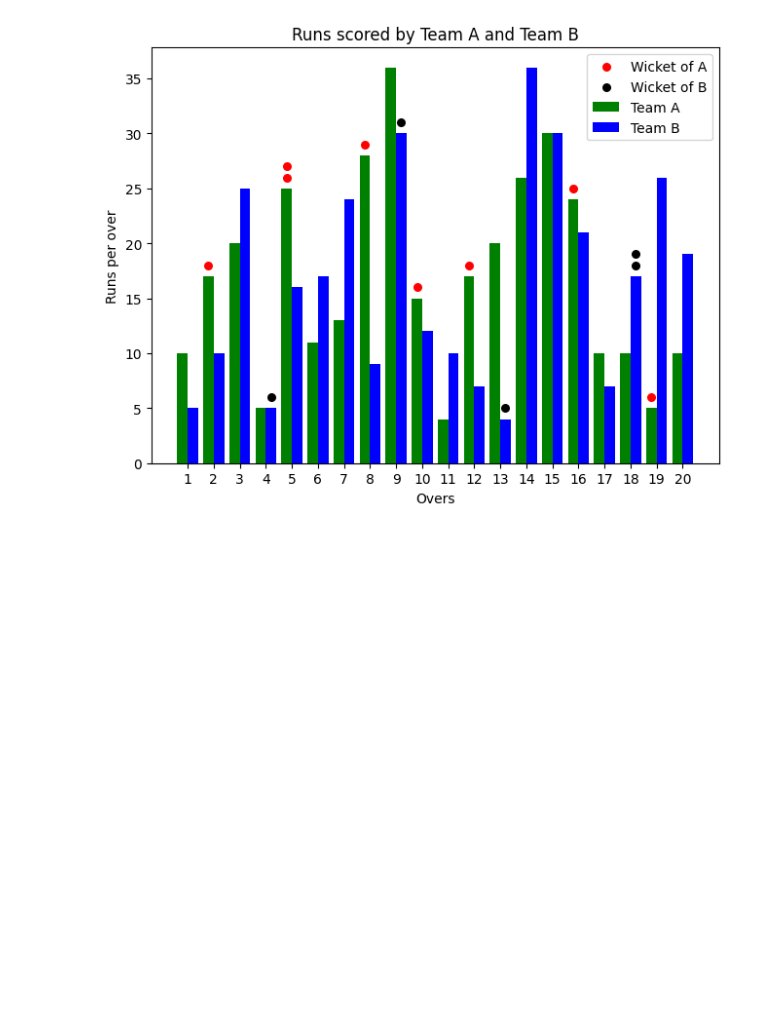
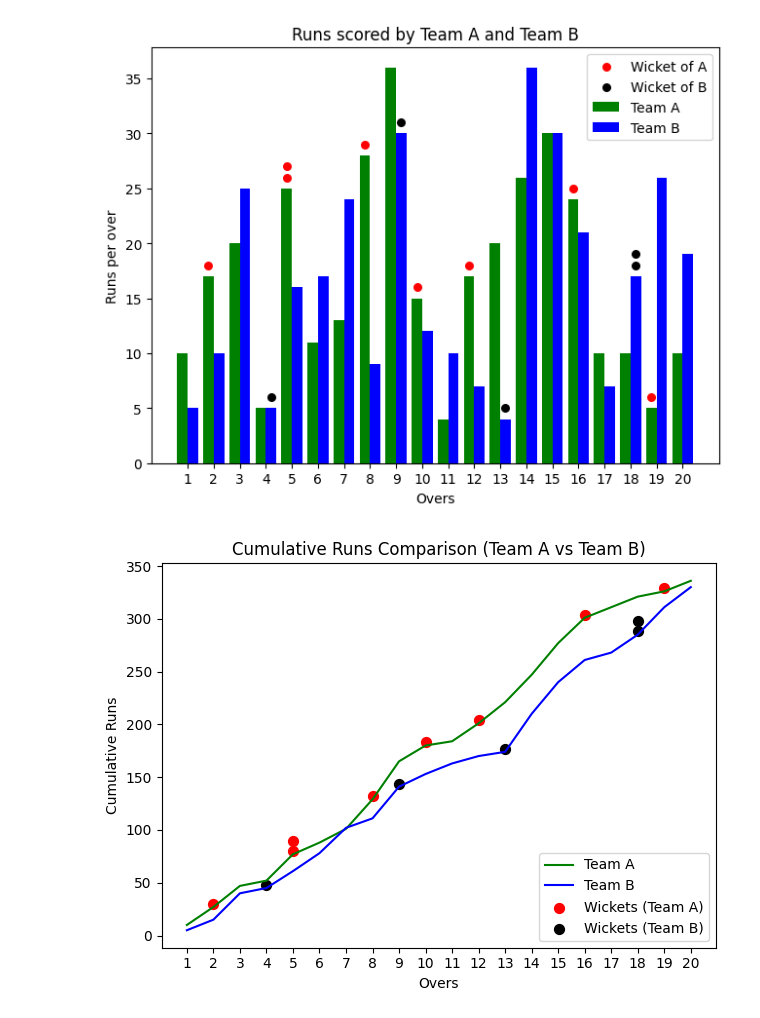
Before and after one commit to athira-1311/ML, a Jupyter notebook: KNN/cricket_score.ipynb, the cells around one changed output. Drawn from its saved outputs; the diff is of its cells as text; code cells hidden in the pictures; blank space fills up the shorter version.

```diff
--- a/KNN/cricket_score.ipynb
+++ b/KNN/cricket_score.ipynb
@@ -82,6 +57,48 @@ plt.title("Runs scored by Team A and Team B")
 # %% [output]
 Text(0.5, 1.0, 'Runs scored by Team A and Team B')
 [figure]
+# %%
+cumulative_runs_a = [runs_a[0]]
+cumulative_runs_b = [runs_b[0]]
+
+for i in range(1, len(overs)):
+    cumulative_runs_a.append(cumulative_runs_a[-1] + runs_a[i])
+    cumulative_runs_b.append(cumulative_runs_b[-1] + runs_b[i])
+
+
+over_wicket_a = []
+cumulative_wicket_a = []
+for i in range(len(overs)):
+    if wicket_a[i] > 0:
+        for j in range(wicket_a[i]):
+            over_wicket_a.append(overs[i])
+            cumulative_wicket_a.append(cumulative_runs_a[i] + (j * 10) + 3)
+
+
+over_wicket_b = []
+cumulative_wicket_b = []
+for i in range(len(overs)):
+    if wicket_b[i] > 0:
+        for j in range(wicket_b[i]):
+            over_wicket_b.append(overs[i])
+            cumulative_wicket_b.append(cumulative_runs_b[i] + (j * 10) + 3)
+
+
+plt.plot(overs, cumulative_runs_a, linestyle="-", color="g", label="Team A")
+plt.plot(overs, cumulative_runs_b, linestyle="-", color="b", label="Team B")
+
+
+plt.scatter(over_wicket_a, cumulative_wicket_a, color="r", label="Wickets (Team A)", marker="o", s=50)
+plt.scatter(over_wicket_b, cumulative_wicket_b, color="k", label="Wickets (Team B)", marker="o", s=50)
+
+plt.xlabel("Overs")
+plt.ylabel("Cumulative Runs")
+plt.title("Cumulative Runs Comparison (Team A vs Team B)")
+plt.legend(loc="lower right")
+plt.xticks(overs)
+plt.tight_layout()
+# %% [output]
+[figure, added]
 # %%
 # import numpy as np
 # import pandas as pd
```
Also changed, not shown: parts of 3 cells of this notebook, 1 other file.
